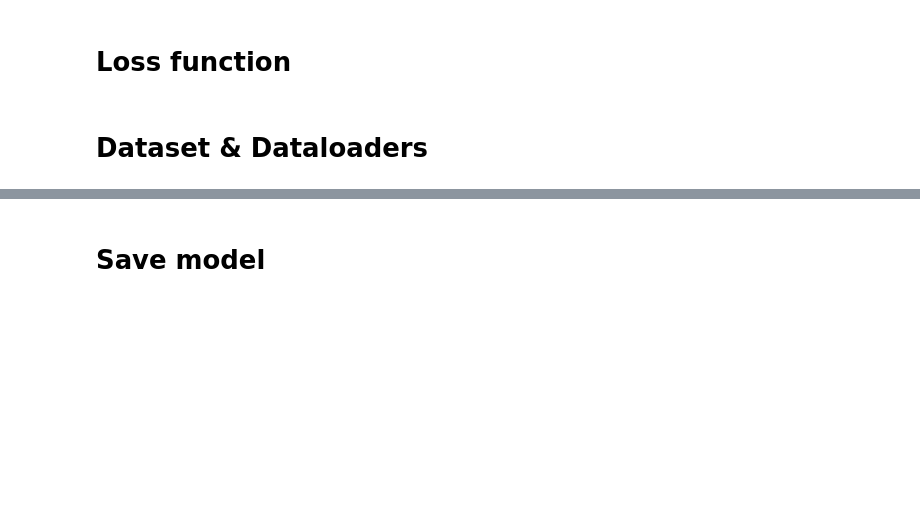
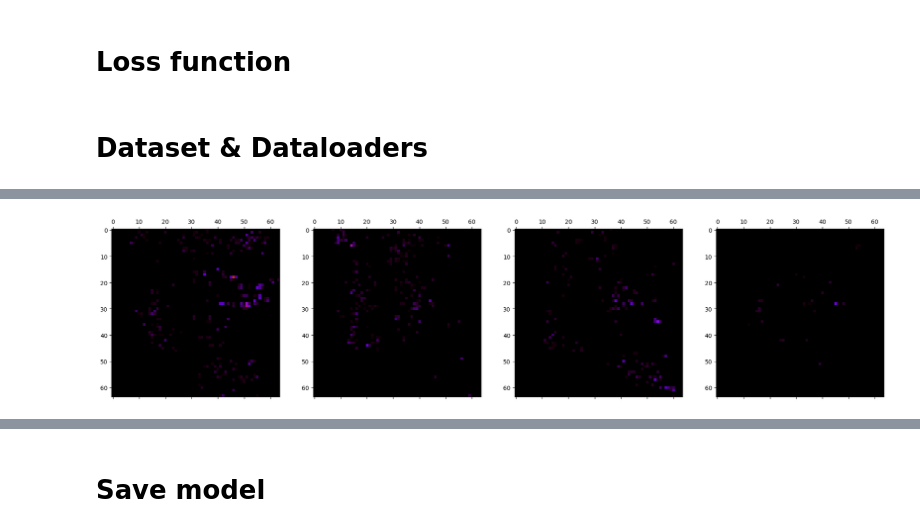
Before and after one commit to Giovanni3A/deforestation_forecast, a Jupyter notebook: 3_model_train.ipynb, the cells around one changed output, grey strips where cells are left out. Cells and saved outputs as stored; diff of their text form; code cells hidden in the pictures; blank space fills up the shorter version.

```diff
--- a/3_model_train.ipynb
+++ b/3_model_train.ipynb
@@ -685,3 +503,0 @@ ok
-# %%
-idx_batch = 0
-truth[idx_batch, :, :].min(), truth[idx_batch, :, :].max()
@@ -698,5 +503,0 @@ torch.Size([8, 21, 64, 64])
-# %%
-fig, ax = plt.subplots(1, 4, figsize=(24, 8))
-for i in range(4):
-    ax[i].matshow(input_[idx_batch, i, :, :], cmap="gnuplot", vmin=truth.min(), vmax=truth.max())
-plt.show()
@@ -713,0 +641,17 @@ fig.show()
+# %%
+def get_sample(min_area=0.1):
+    for input_, truth in trainloader:
+        for idx_batch in range(truth.shape[0]):
+            if truth[idx_batch, 1, :, :].mean() > min_area:
+                return input_, truth, idx_batch
+# %%
+input_, truth, idx_batch = get_sample(0.01)
+
+pred = model(input_)
+# %%
+fig, ax = plt.subplots(1, 4, figsize=(24, 8))
+for i in range(4):
+    ax[i].matshow(input_[idx_batch, i, :, :].cpu(), cmap="gnuplot", vmin=truth.min(), vmax=truth.max())
+plt.show()
+# %% [output]
+[figure, added]
```
Also changed, not shown: parts of 64 cells of this notebook, 7 other files.
